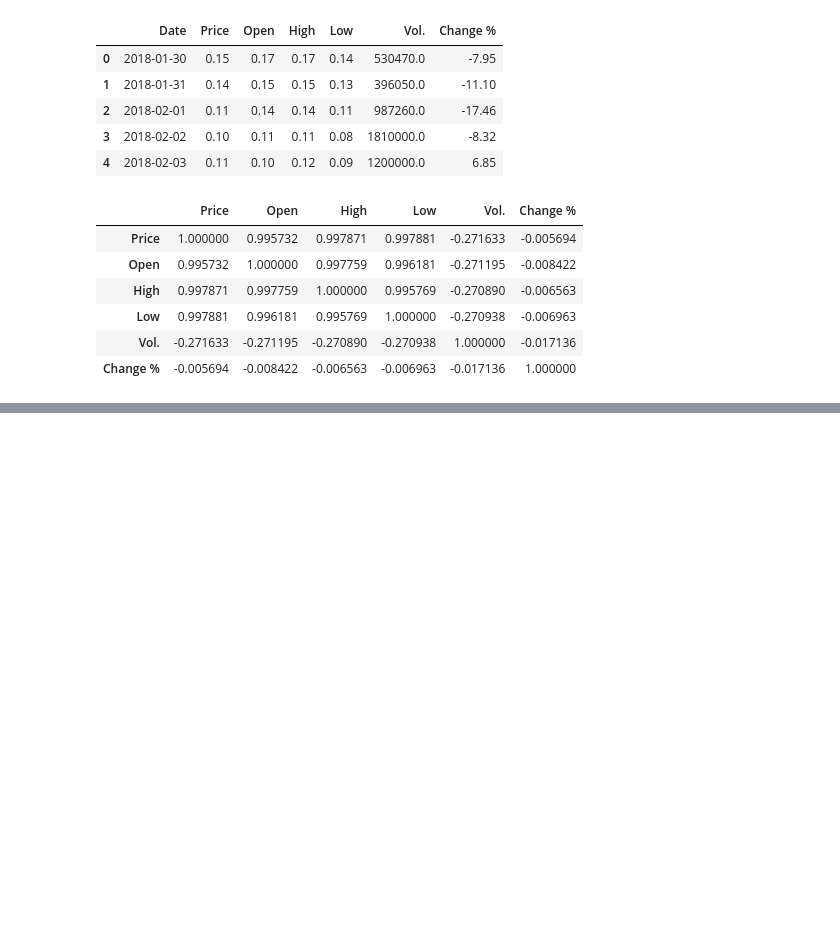
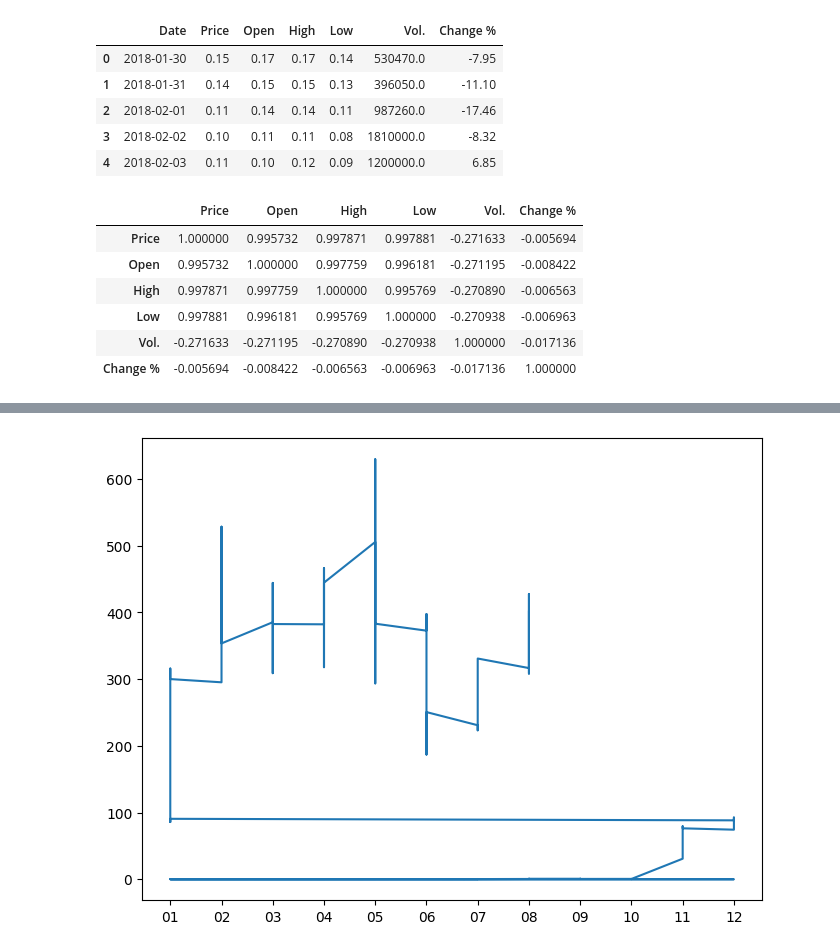
Before and after one commit to kashish1928/Cryptocurrency_History, a Jupyter notebook: analysis.ipynb, the cells around one changed output, grey strips where cells are left out. Cells and saved outputs as stored; diff of their text form; code cells hidden in the pictures; blank space fills up the shorter version.

```diff
--- a/analysis.ipynb
+++ b/analysis.ipynb
@@ -83,3 +83,6 @@ correlation. style. background_gradient (cmap = 'RdYlGn')
 | Low | 0.997881 | 0.996181 | 0.995769 | 1.000000 | -0.270938 | -0.006963 |
 | Vol. | -0.271633 | -0.271195 | -0.270890 | -0.270938 | 1.000000 | -0.017136 |
 | Change % | -0.005694 | -0.008422 | -0.006563 | -0.006963 | -0.017136 | 1.000000 |
+# %%
+df_updated["Year"] = df_updated["Date"].str.slice(0,4)
+df_updated["Month"] = df_updated["Date"].str.slice(5,7)
@@ -85,0 +98,5 @@ correlation. style. background_gradient (cmap = 'RdYlGn')
+# %%
+fig, ax = plt.subplots(figsize=(8, 6))
+ax.plot(df_updated.Month, df_updated.Price);
+# %% [output]
+[figure, added]
```
Also changed, not shown: parts of 4 cells of this notebook.
